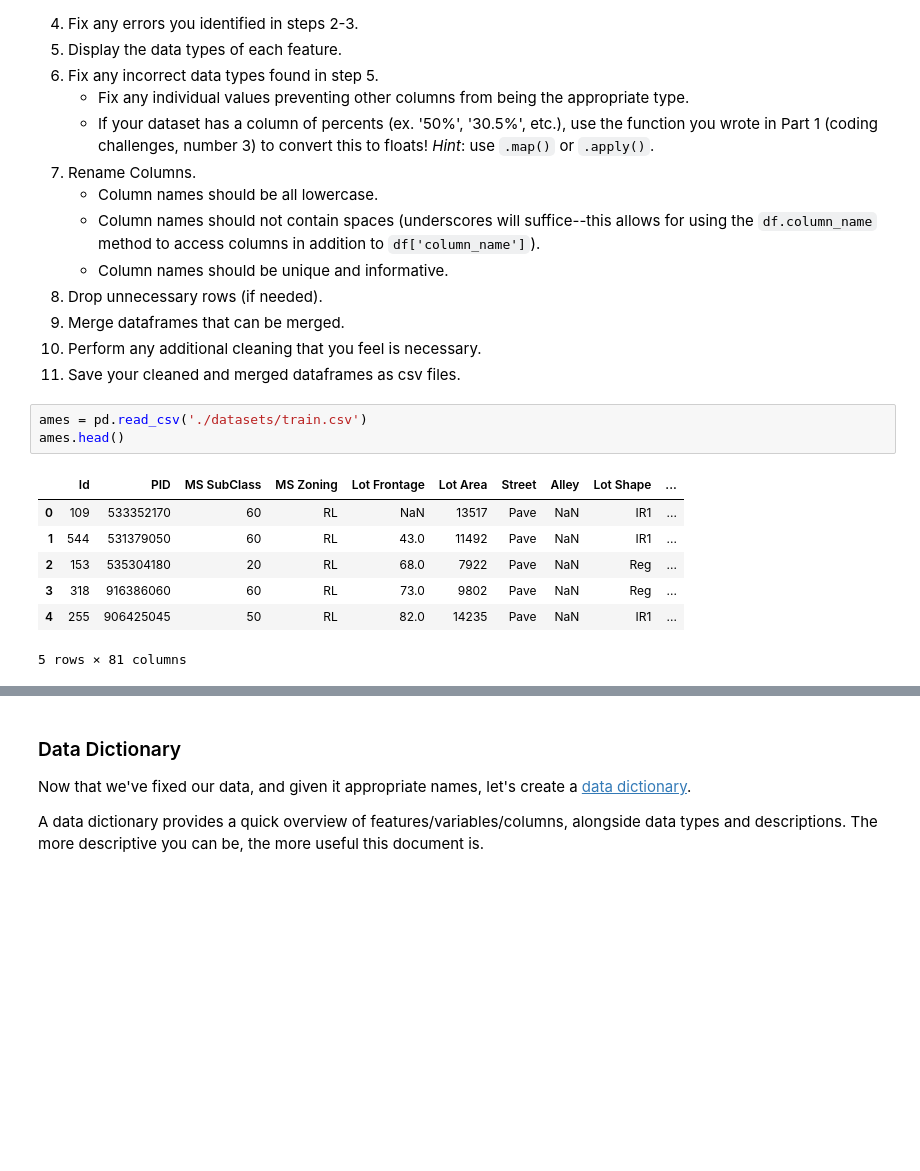
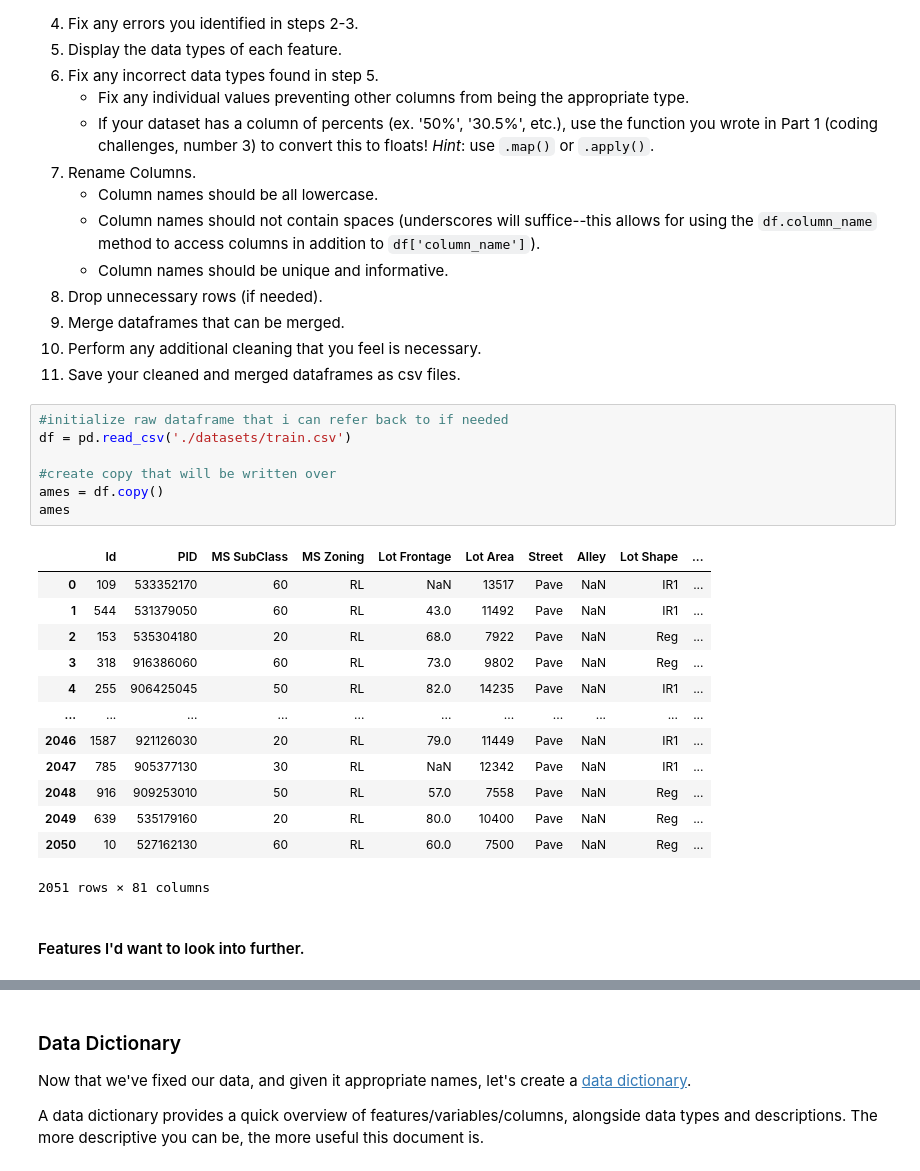
Before and after one commit to jahnavi-kal/housing-price-regression, a Jupyter notebook: P2-starter-code.ipynb, the cells around one changed output, grey strips where cells are left out. Drawn from its saved outputs; the diff is of its cells as text; blank space fills up the shorter version.

```diff
--- a/P2-starter-code.ipynb
+++ b/P2-starter-code.ipynb
@@ -101,15 +112,27 @@ Import the datasets that you selected for this project and go through the follow
 9. Merge dataframes that can be merged.
 10. Perform any additional cleaning that you feel is necessary.
 11. Save your cleaned and merged dataframes as csv files.
-# %%
-ames = pd.read_csv('./datasets/train.csv')
-ames.head()
-# %% [output]
-|  | Id | PID | MS SubClass | MS Zoning | Lot Frontage | Lot Area | Street | Alley | Lot Shape | ... |
-| 0 | 109 | 533352170 | 60 | RL | NaN | 13517 | Pave | NaN | IR1 | ... |
-| 1 | 544 | 531379050 | 60 | RL | 43.0 | 11492 | Pave | NaN | IR1 | ... |
-| 2 | 153 | 535304180 | 20 | RL | 68.0 | 7922 | Pave | NaN | Reg | ... |
-| 3 | 318 | 916386060 | 60 | RL | 73.0 | 9802 | Pave | NaN | Reg | ... |
-| 4 | 255 | 906425045 | 50 | RL | 82.0 | 14235 | Pave | NaN | IR1 | ... |
-5 rows × 81 columns
+# %%
+#initialize raw dataframe that i can refer back to if needed
+df = pd.read_csv('./datasets/train.csv')
+
+#create copy that will be written over
+ames = df.copy()
+ames
+# %% [output]
+|  | Id | PID | MS SubClass | MS Zoning | Lot Frontage | Lot Area | Street | Alley | Lot Shape | ... |
+| 0 | 109 | 533352170 | 60 | RL | NaN | 13517 | Pave | NaN | IR1 | ... |
+| 1 | 544 | 531379050 | 60 | RL | 43.0 | 11492 | Pave | NaN | IR1 | ... |
+| 2 | 153 | 535304180 | 20 | RL | 68.0 | 7922 | Pave | NaN | Reg | ... |
+| 3 | 318 | 916386060 | 60 | RL | 73.0 | 9802 | Pave | NaN | Reg | ... |
+| 4 | 255 | 906425045 | 50 | RL | 82.0 | 14235 | Pave | NaN | IR1 | ... |
+| ... | ... | ... | ... | ... | ... | ... | ... | ... | ... | ... |
+| 2046 | 1587 | 921126030 | 20 | RL | 79.0 | 11449 | Pave | NaN | IR1 | ... |
+| 2047 | 785 | 905377130 | 30 | RL | NaN | 12342 | Pave | NaN | IR1 | ... |
+| 2048 | 916 | 909253010 | 50 | RL | 57.0 | 7558 | Pave | NaN | Reg | ... |
+| 2049 | 639 | 535179160 | 20 | RL | 80.0 | 10400 | Pave | NaN | Reg | ... |
+| 2050 | 10 | 527162130 | 60 | RL | 60.0 | 7500 | Pave | NaN | Reg | ... |
+2051 rows × 81 columns
+# %% [markdown]
+#### Features I'd want to look into further.
 # %% [markdown]
```
Also changed, not shown: parts of 44 cells of this notebook, 1 other file.
